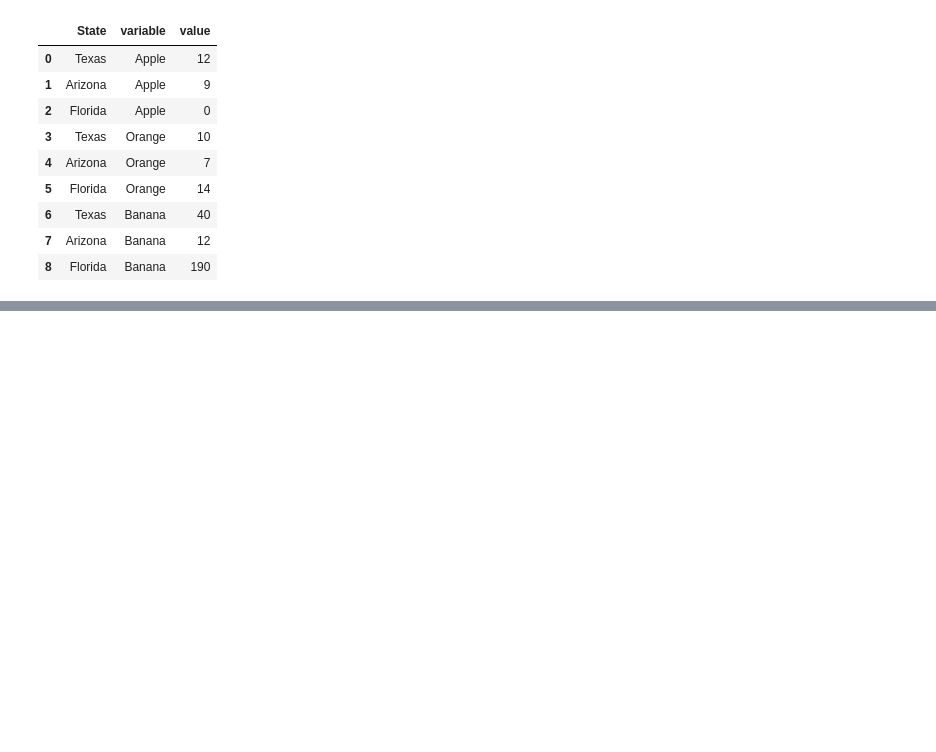
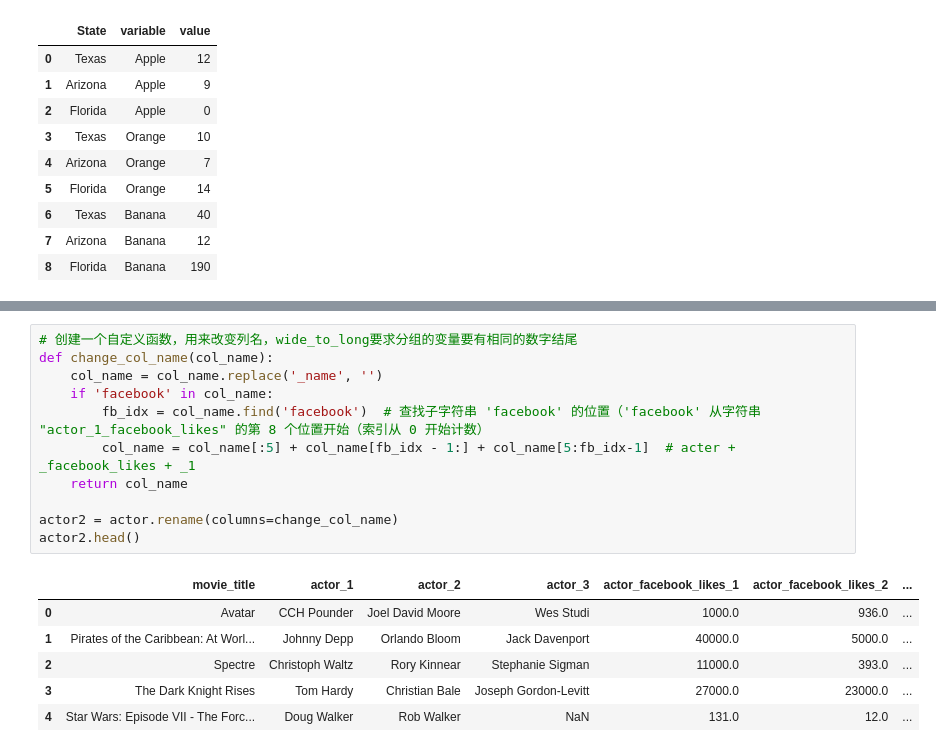
Before and after one commit to 99night66/pandas_study, a Jupyter notebook: 8_数据清理.ipynb, the cells around one changed output, grey strips where cells are left out. Drawn from its saved outputs; the diff is of its cells as text; blank space fills up the shorter version.

```diff
--- a/8_数据清理.ipynb
+++ b/8_数据清理.ipynb
@@ -221,0 +239,18 @@ state_fruit2.melt(id_vars='State')
+# %%
+# 创建一个自定义函数，用来改变列名，wide_to_long要求分组的变量要有相同的数字结尾
+def change_col_name(col_name):
+    col_name = col_name.replace('_name', '')
+    if 'facebook' in col_name:
+        fb_idx = col_name.find('facebook')  # 查找子字符串 'facebook' 的位置（'facebook' 从字符串 "actor_1_facebook_likes" 的第 8 个位置开始（索引从 0 开始计数）
+        col_name = col_name[:5] + col_name[fb_idx - 1:] + col_name[5:fb_idx-1]  # acter + _facebook_likes + _1
+    return col_name
+
+actor2 = actor.rename(columns=change_col_name)
+actor2.head()
+# %% [output]
+|  | movie_title | actor_1 | actor_2 | actor_3 | actor_facebook_likes_1 | actor_facebook_likes_2 | ... |
+| 0 | Avatar | CCH Pounder | Joel David Moore | Wes Studi | 1000.0 | 936.0 | ... |
+| 1 | Pirates of the Caribbean: At Worl... | Johnny Depp | Orlando Bloom | Jack Davenport | 40000.0 | 5000.0 | ... |
+| 2 | Spectre | Christoph Waltz | Rory Kinnear | Stephanie Sigman | 11000.0 | 393.0 | ... |
+| 3 | The Dark Knight Rises | Tom Hardy | Christian Bale | Joseph Gordon-Levitt | 27000.0 | 23000.0 | ... |
+| 4 | Star Wars: Episode VII - The Forc... | Doug Walker | Rob Walker | NaN | 131.0 | 12.0 | ... |
```
Also changed, not shown: parts of 6 cells of this notebook.
